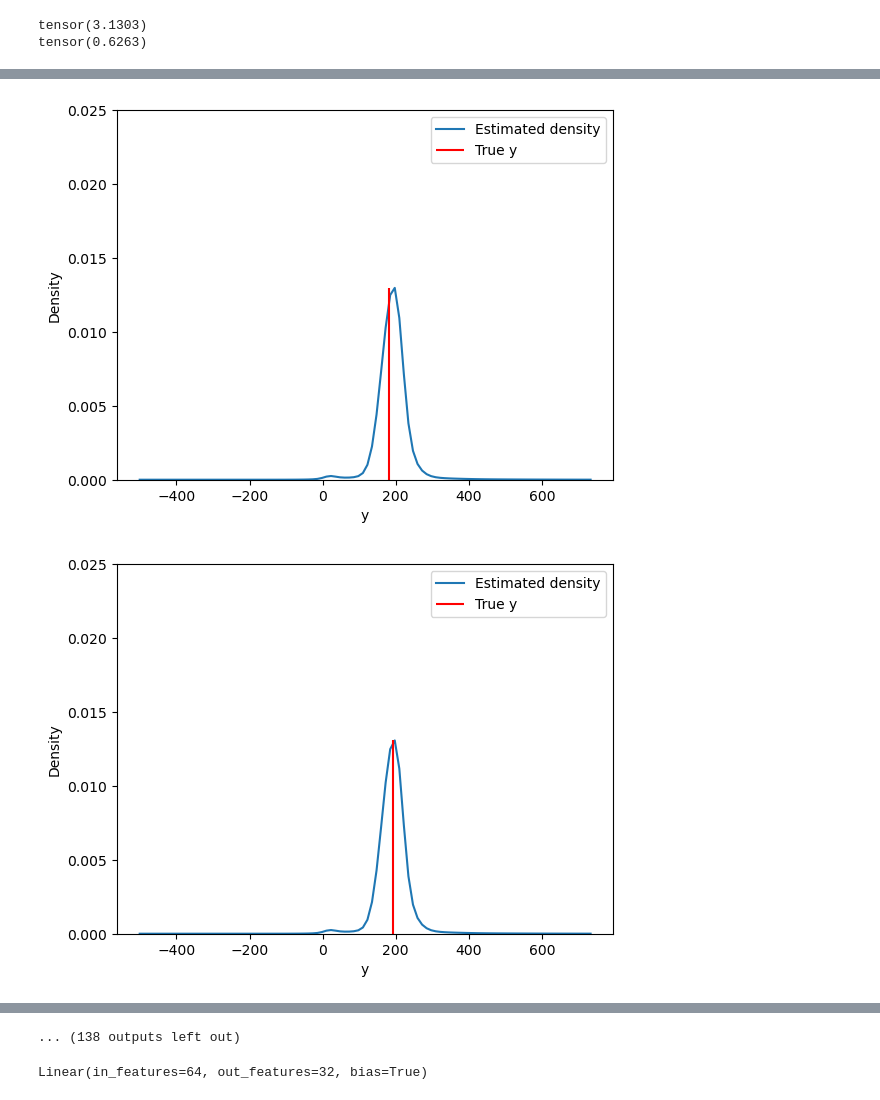
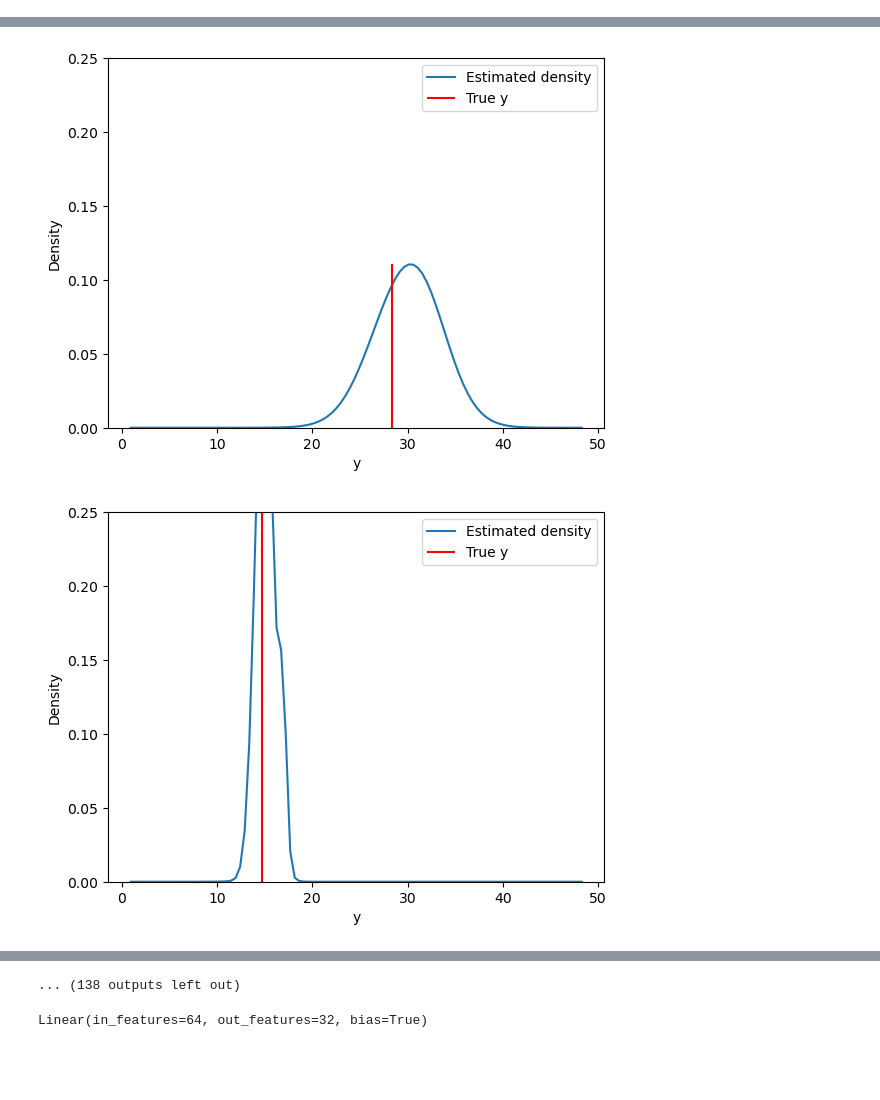
Before and after one commit to alexanderkrauck/uncertainty_prediction, a Jupyter notebook: notebooks/08_exploring_trained_models.ipynb, the cells around one changed output, grey strips where cells are left out. Saved outputs shown, nothing was run; the diff lists cells and outputs as text; code cells hidden in the pictures; blank space fills up the shorter version.

```diff
--- a/notebooks/08_exploring_trained_models.ipynb
+++ b/notebooks/08_exploring_trained_models.ipynb
@@ -14,6 +15,7 @@ experiment_name = "config_voest_grid_search_run_with_error_handling"
 # %%
 api = wandb.Api()
-runs = api.runs("alexanderkrauck/mdn_synthetic1")
+project_name = "cde_cde_uci_experiments_reproduce"
+runs = api.runs("alexanderkrauck/"+project_name)
 # %%
 for run in [r for r in runs if experiment_name in r.name]:
     print(run.name, run.state, run.summary["test_loss"] if "test_loss" in run.summary else None,run.summary["best_val_loss"] if "best_val_loss" in run.summary else None)
@@ -38,10 +24,10 @@ config_voest_grid_search_run_with_error_handling_cnf0_seed_42 finished 5.3859719
 # %%
-best_run = [r for r in runs if "config_voest_grid_search_run_with_error_handling_cnf17_seed_44" == r.name][0]
+best_run = [r for r in runs if run_name == r.name][0]
 # %%
 print(best_run.summary)
 print(best_run.state)
 run_id = best_run.id
-find_command = f"find {'wandb'} -type d -name '*{run_id}'"
+find_command = f"find {os.path.join('runs',project_name, 'wandb')} -type d -name '*{run_id}'"
 
 # Execute the command
 process = subprocess.Popen(find_command, shell=True, stdout=subprocess.PIPE)
@@ -78,0 +65,2 @@ data_module = VoestDataModule()
+# %%
+data_module = UCIDataModule(**best_run.config["data_hyperparameters"])
@@ -93,19 +85,13 @@ MDN(
   )
 )
-# %%
-print(model.mlp.output_layer.weight.data.abs().max())
-print(model.mlp.output_layer.bias.data.abs().max())
-# %% [output]
-tensor(3.1303)
-tensor(0.6263)
 # %%
 num_steps = 100
-num_std = 1.5
-max_density_for_plt = 0.025
+num_std = 2.5
+max_density_for_plt = 0.25
 num_samples = 150
 x, y = next(iter(data_module.get_train_dataloader(num_samples, shuffle=False)))
 mean_y, std_y = data_module.train_dataset.scaler_y
-y_space = torch.linspace(mean_y-num_std*std_y, mean_y+num_std*std_y, num_steps, device=x.device).view(-1, 1)
+y_space = torch.linspace(mean_y.item()-num_std*std_y.item(), mean_y.item()+num_std*std_y.item(), num_steps, device=x.device).view(-1, 1)
 precomputed_variables = model.forward(x, y)
 numeric_stability = 1e-6
 
@@ -144,2 +130,2 @@ for idx in range(x.shape[0]):
-[figure, old version]
+[figure, new version]
-[figure, old version]
+[figure, new version]
```
Also changed, not shown: parts of 12 cells of this notebook, 4 other files.
